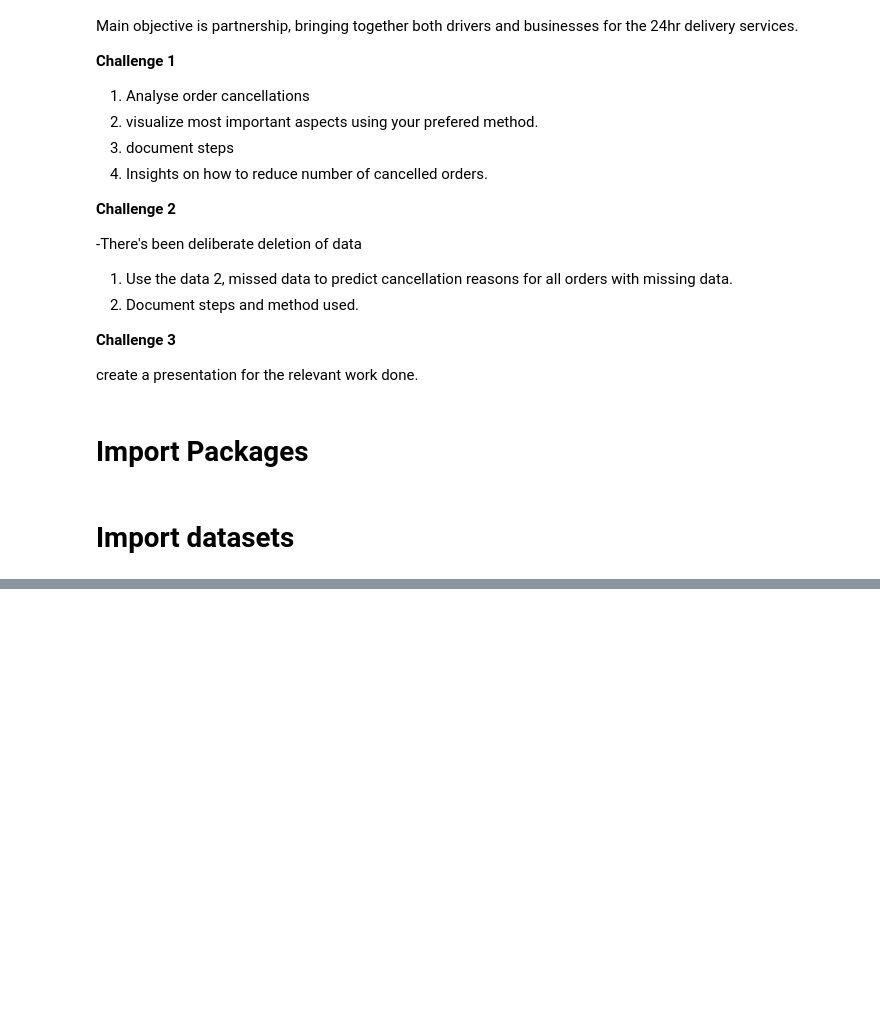
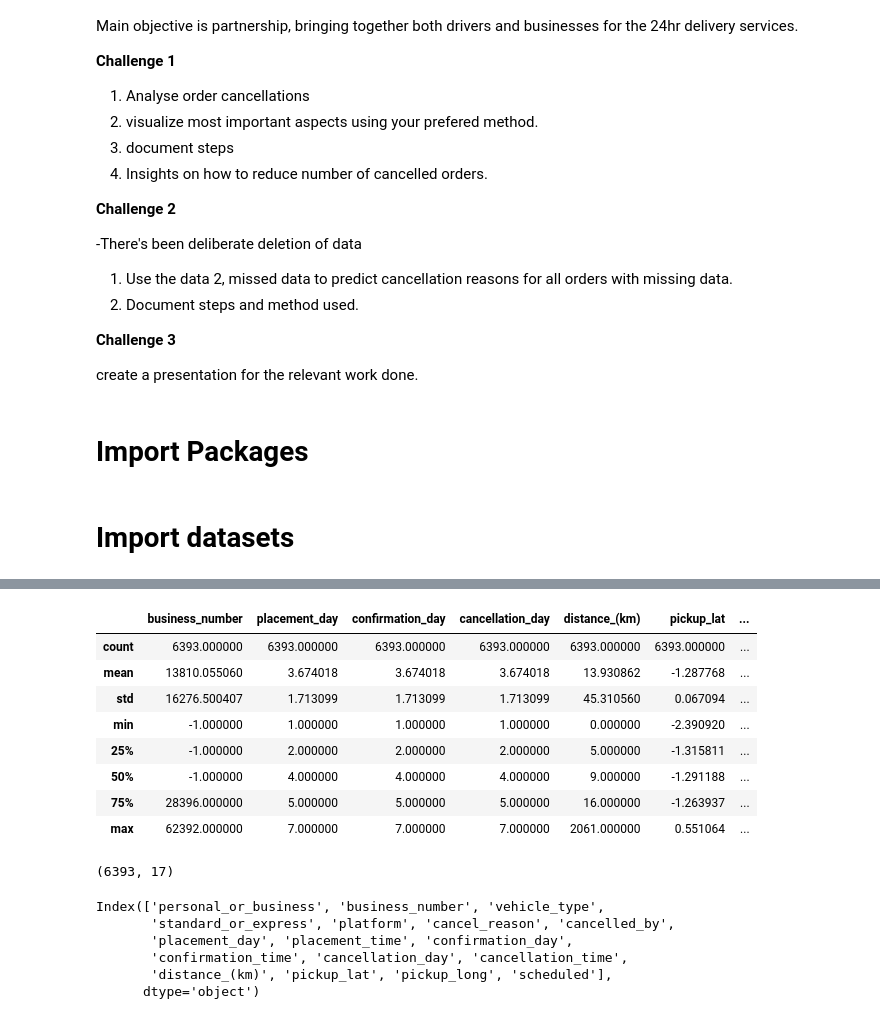
Before and after one commit to Dancilla/Challenges, a Jupyter notebook: Sendy/Sendy_notebooks/practical task analysis.ipynb, the cells around one changed output, grey strips where cells are left out. Drawn from its saved outputs; the diff is of its cells as text; code cells hidden in the pictures; blank space fills up the shorter version.

```diff
--- a/Sendy/Sendy_notebooks/practical task analysis.ipynb
+++ b/Sendy/Sendy_notebooks/practical task analysis.ipynb
@@ -44,0 +53,3 @@ import sklearn as skl
+# %%
+# to view all the columns during EDA
+pd.set_option('display.max_columns', 35)
@@ -44,0 +65,25 @@ import sklearn as skl
+# %%
+query_df.describe()
+# %% [output]
+|  | business_number | placement_day | confirmation_day | cancellation_day | distance_(km) | pickup_lat | ... |
+| count | 6393.000000 | 6393.000000 | 6393.000000 | 6393.000000 | 6393.000000 | 6393.000000 | ... |
+| mean | 13810.055060 | 3.674018 | 3.674018 | 3.674018 | 13.930862 | -1.287768 | ... |
+| std | 16276.500407 | 1.713099 | 1.713099 | 1.713099 | 45.310560 | 0.067094 | ... |
+| min | -1.000000 | 1.000000 | 1.000000 | 1.000000 | 0.000000 | -2.390920 | ... |
+| 25% | -1.000000 | 2.000000 | 2.000000 | 2.000000 | 5.000000 | -1.315811 | ... |
+| 50% | -1.000000 | 4.000000 | 4.000000 | 4.000000 | 9.000000 | -1.291188 | ... |
+| 75% | 28396.000000 | 5.000000 | 5.000000 | 5.000000 | 16.000000 | -1.263937 | ... |
+| max | 62392.000000 | 7.000000 | 7.000000 | 7.000000 | 2061.000000 | 0.551064 | ... |
+# %%
+query_df.shape
+# %% [output]
+(6393, 17)
+# %%
+query_df.columns
+# %% [output]
+Index(['personal_or_business', 'business_number', 'vehicle_type',
+       'standard_or_express', 'platform', 'cancel_reason', 'cancelled_by',
+       'placement_day', 'placement_time', 'confirmation_day',
+       'confirmation_time', 'cancellation_day', 'cancellation_time',
+       'distance_(km)', 'pickup_lat', 'pickup_long', 'scheduled'],
+      dtype='object')
```
Also changed, not shown: parts of 10 cells of this notebook, 3 other files.
